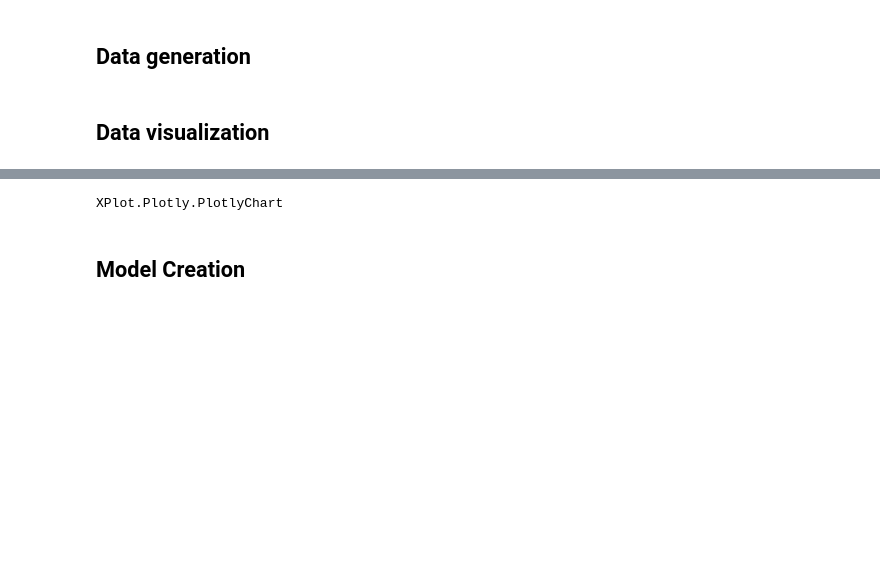
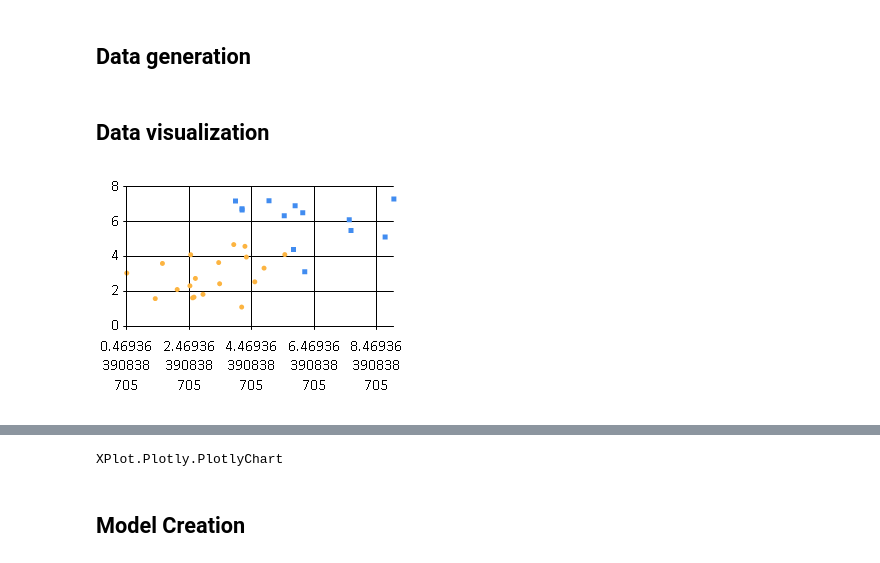
Before and after one commit to SpaceAntelope/IfCntk, a Jupyter notebook: 101-LogReg-CPUOnly.ipynb, the cells around one changed output, grey strips where cells are left out. Saved outputs shown, nothing was run; the diff lists cells and outputs as text; code cells hidden in the pictures; blank space fills up the shorter version.

Commit message:
added fsharp.charting

```diff
--- a/101-LogReg-CPUOnly.ipynb
+++ b/101-LogReg-CPUOnly.ipynb
@@ -106,3 +112,12 @@ let (features, labels, labels') = generateRandomDataSample 32 2 2
+# %%
+open FSharp.Charting
+
+let class1, class2 = rows |> Array.partition (fun row -> row |> Array.last |> (=)1.0)
+let chartClass (cls:float[][]) = cls |> Array.map (fun x -> x.[0],x.[1]) |> Chart.Point
+
+[class1;class2] |> List.map chartClass |> Chart.Combine
+# %% [output]
+[figure, added]
 # %%
 // Setup display support
 #load "XPlot.Plotly.fsx"
```
Also changed, not shown: parts of 6 cells of this notebook, 1 other file.
